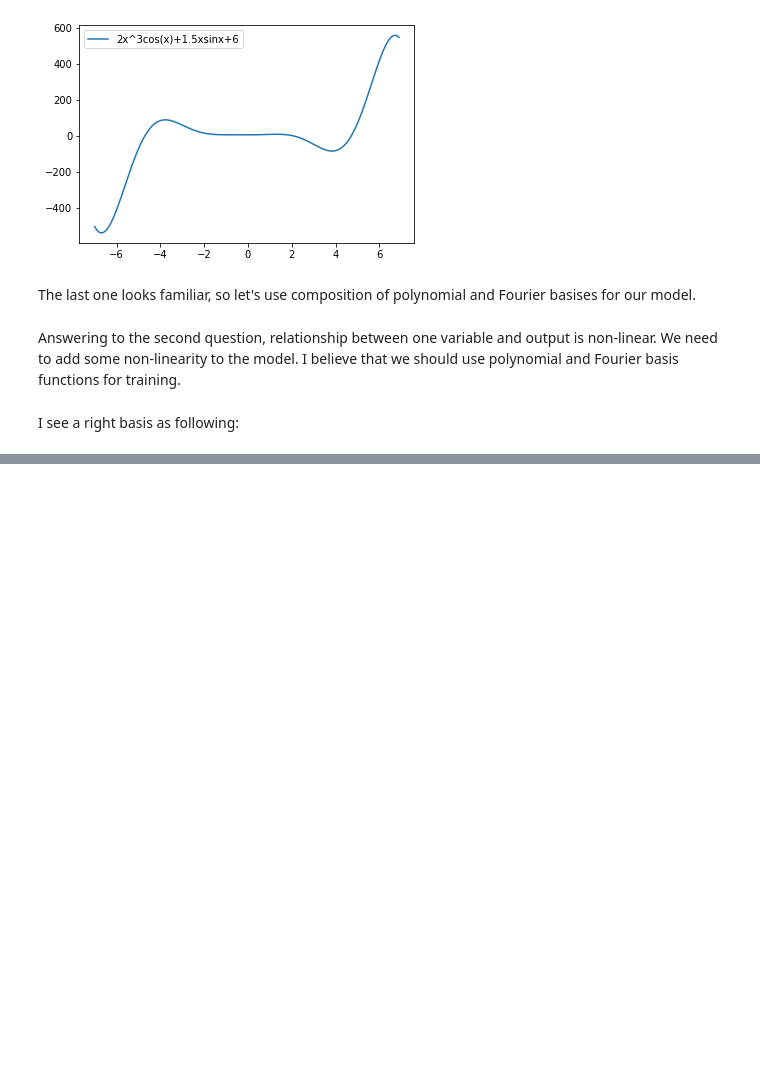
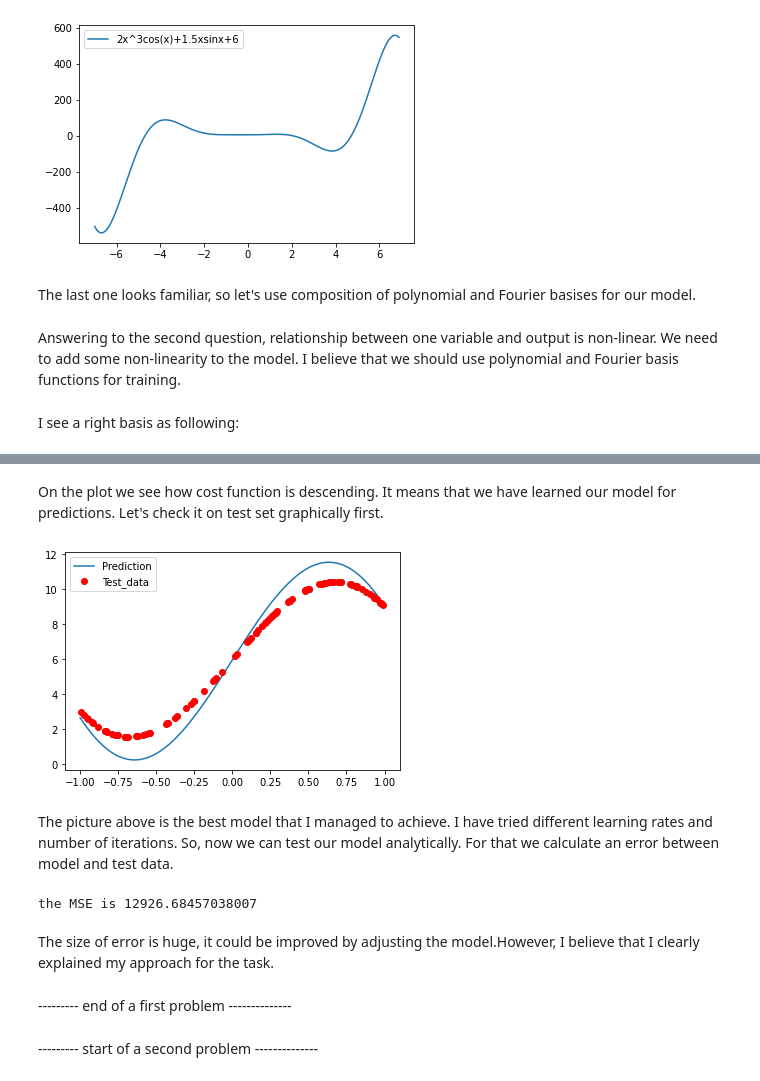
Before and after one commit to BorisOskolkov/MLcourse, a Jupyter notebook: asng01/A01_task.ipynb, the cells around one changed output, grey strips where cells are left out. Drawn from its saved outputs; the diff is of its cells as text; code cells hidden in the pictures; blank space fills up the shorter version.

```diff
--- a/asng01/A01_task.ipynb
+++ b/asng01/A01_task.ipynb
@@ -133,0 +116,30 @@ prediction = np.sum(theta.T.dot(basis), axis=1)
+# %% [markdown]
+On the plot we see how cost function is descending. It means that we have learned our model for predictions. Let's check it on test set graphically first.
+# %%
+x = np.linspace(-1, 1, num=100)
+x=np.r_['0,2,0',x]
+basis_x= apply_basis(x)
+y_trained = np.sum(basis_x * theta.T , axis=1)
+plt.plot(x, y_trained, label="Prediction")
+plt.plot(x_test, y_test, 'ro', label = "Test_data")
+plt.legend()
+plt.show()
+# %% [output]
+[figure, added]
+# %% [markdown]
+The picture above is the best model that I managed to achieve. I have tried different learning rates and number of iterations. So, now we can test our model analytically. For that we calculate an error between model and test data.
+# %%
+# applying our basis on test set
+test_basis = apply_basis(x_test)
+# computing our prediction
+test_prediction = np.sum(test_basis * theta.T , axis=1)
+test_cost = np.sum((y_test - test_prediction)**2)/2/m
+print (f"the MSE is {test_cost}")
+# %% [output]
+the MSE is 12926.68457038007
+# %% [markdown]
+The size of error is huge, it could be improved by adjusting the model.However, I believe that I clearly explained my approach for the task.
+# %% [markdown]
+--------- end of a first problem --------------
+# %% [markdown]
+--------- start of a second problem --------------
```
Also changed, not shown: parts of 8 cells of this notebook.
